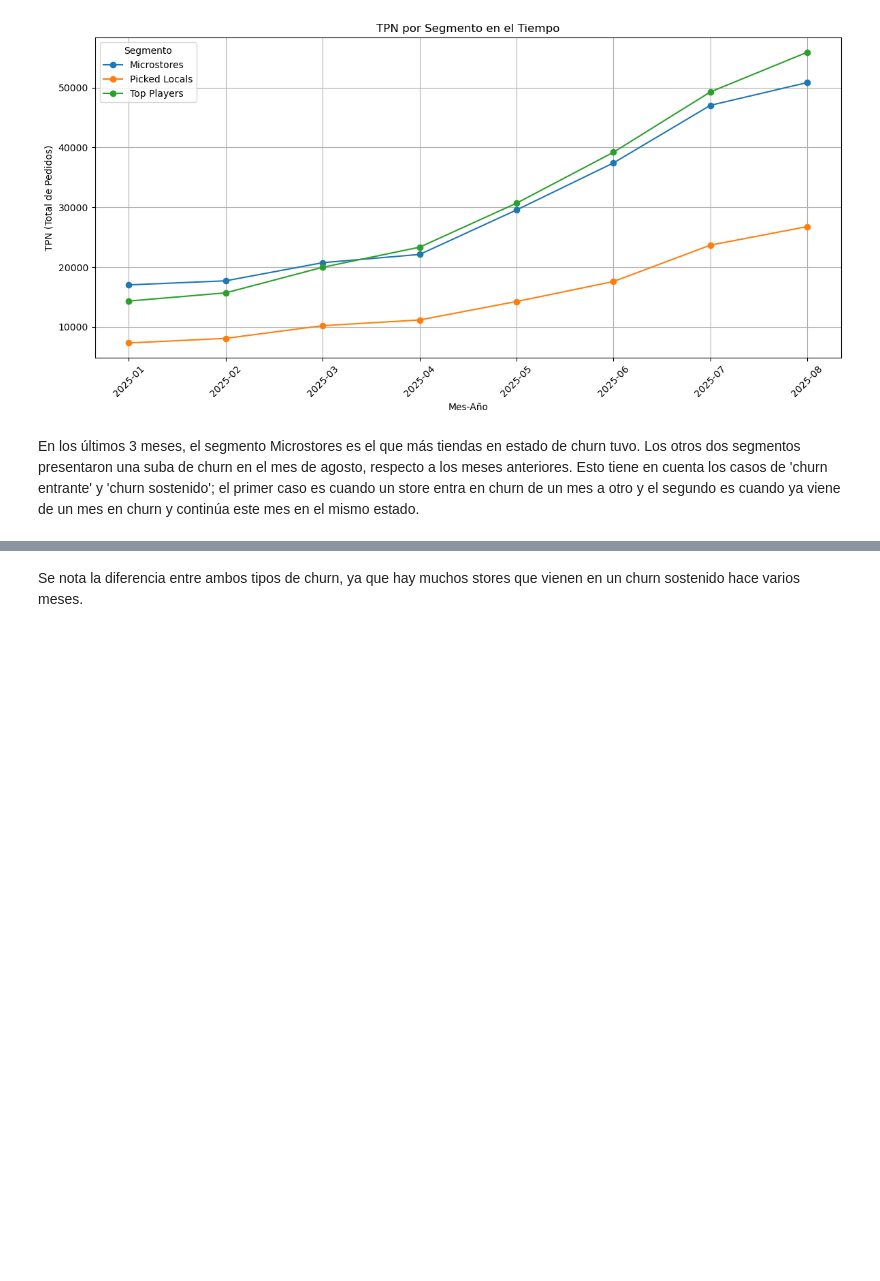
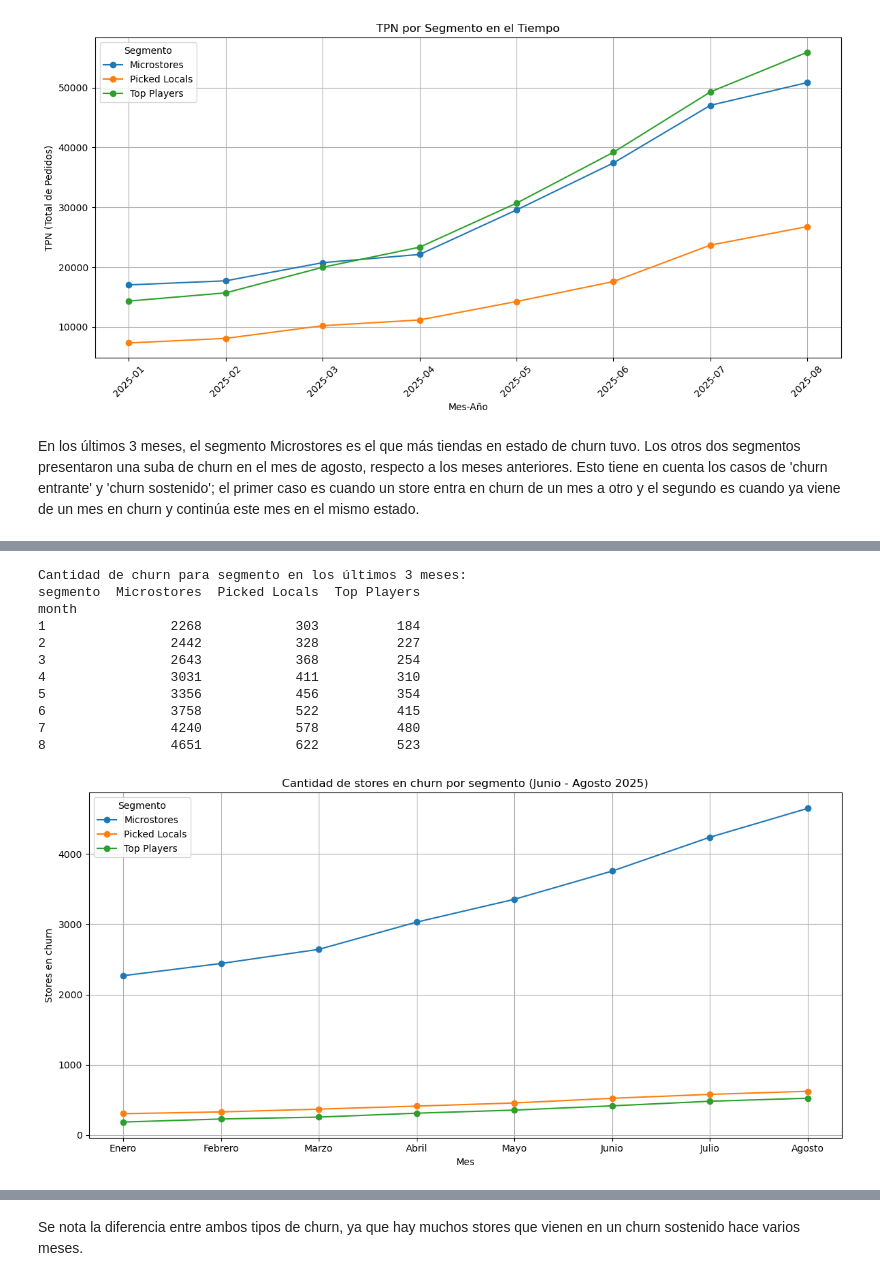
Before and after one commit to Dannamk17/churn-bite, a Jupyter notebook: churn_bite_eda.ipynb, the cells around one changed output, grey strips where cells are left out. Drawn from its saved outputs; the diff is of its cells as text; code cells hidden in the pictures; blank space fills up the shorter version.

```diff
--- a/churn_bite_eda.ipynb
+++ b/churn_bite_eda.ipynb
@@ -373,0 +530,9 @@ memory usage: 864.2+ KB
+# %%
+df_final = construir_df_churn_mensual(
+    stores=stores,
+    orders=orders,
+    year_col="year",
+    month_col="month",
+    tpn_col="tpn",
+    incluir_meses_pre_alta=False
+)
@@ -722,0 +1219,11 @@ plot_cohort_heatmap_counts(rates.round(0), title="Cohortes: activos por edad (PI
+# %%
+# Ensure created_date is in datetime format
+stores['created_date'] = pd.to_datetime(stores['created_date'], errors='coerce')
+
+# Filter stores with created_date in January 2024
+january_2024_stores = stores[(stores['created_date'] >= '2024-07-01') & (stores['created_date'] <= '2024-07-31')]
+
+# Count the number of stores
+num_stores_january_2024 = january_2024_stores.shape[0]
+
+print(f"Number of stores created in January 2024: {num_stores_january_2024}")
@@ -897,0 +1331,42 @@ month
+# %%
+# Filter the df_final dataframe for the months 6, 7, and 8 of 2025
+stages_filtered = df_final[(df_final['year'] == 2025) & (df_final['month'].isin([1, 2, 3 ,4, 5,6, 7, 8]))]
+
+# Tomar churn desde df_final (1 = churn)
+stages_churn = stages_filtered[stages_filtered['churn'] == 1]
+
+churn_with_segmento = stages_churn.merge(stores[['store_id', 'segmento']], on='store_id', how='inner')
+
+churn_counts = churn_with_segmento.groupby(['month', 'segmento']).size().reset_index(name='churn_count')
+
+churn_pivot = churn_counts.pivot(index='month', columns='segmento', values='churn_count').fillna(0)
+
+print("Cantidad de churn para segmento en los últimos 3 meses:")
+print(churn_pivot)
+
+plt.figure(figsize=(12, 6))
+
+for segmento in churn_pivot.columns:
+    plt.plot(churn_pivot.index, churn_pivot[segmento], marker='o', label=f'{segmento}')
+
+plt.title('Cantidad de stores en churn por segmento (Junio - Agosto 2025)')
+plt.xlabel('Mes')
+plt.ylabel('Stores en churn')
+plt.xticks([1, 2, 3, 4, 5, 6, 7, 8], ['Enero','Febrero','Marzo','Abril','Mayo' ,'Junio', 'Julio', 'Agosto'])
+plt.legend(title='Segmento')
+plt.grid(True)
+plt.tight_layout()
+plt.show()
+# %% [output]
+Cantidad de churn para segmento en los últimos 3 meses:
+segmento  Microstores  Picked Locals  Top Players
+month
+1                2268            303          184
+2                2442            328          227
+3                2643            368          254
+4                3031            411          310
+5                3356            456          354
+6                3758            522          415
+7                4240            578          480
+8                4651            622          523
+[figure, added]
```
Also changed, not shown: parts of 33 cells of this notebook, 1 other file.
